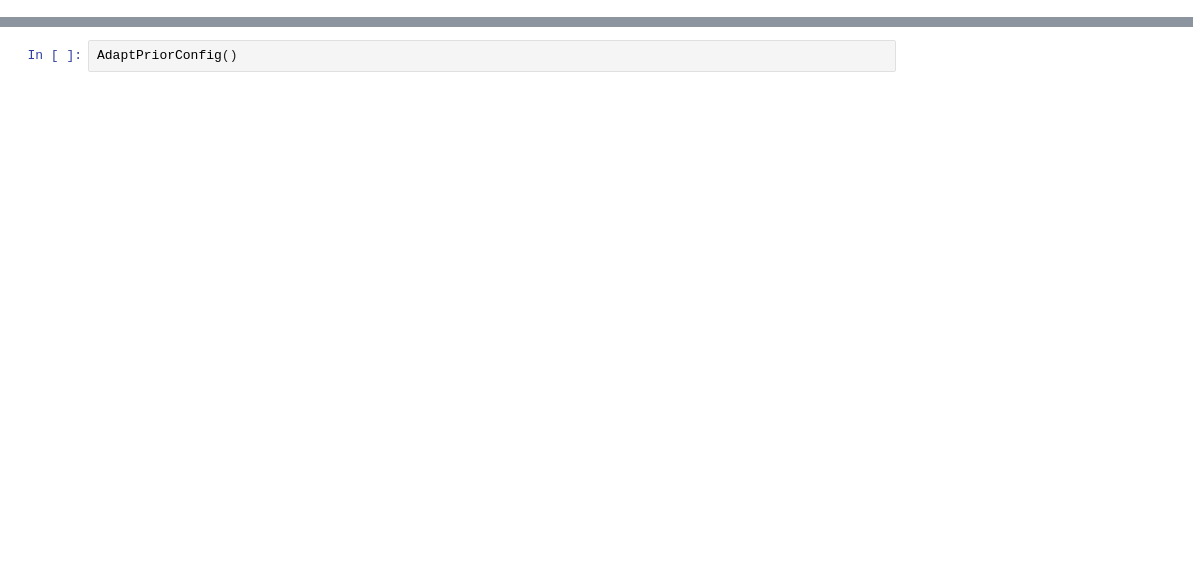
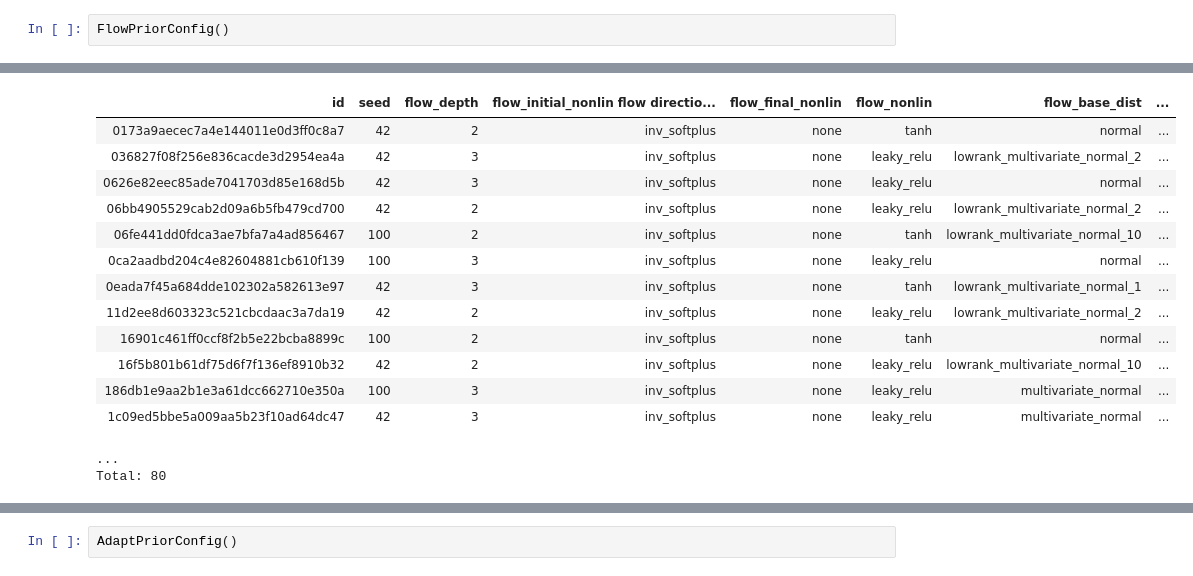
Before and after one commit to suhasshrinivasan/task-transfer, a Jupyter notebook: experiments/dj/dj_interactive.ipynb, the cells around one changed output, grey strips where cells are left out. Saved outputs shown, nothing was run; the diff lists cells and outputs as text; blank space fills up the shorter version.

```diff
--- a/experiments/dj/dj_interactive.ipynb
+++ b/experiments/dj/dj_interactive.ipynb
@@ -37,0 +38,3 @@ Total: 1
+# %%
+FlowPriorConfig()
+# %% [output]
@@ -37,0 +42,15 @@ Total: 1
+| id | seed | flow_depth | flow_initial_nonlin flow directio... | flow_final_nonlin | flow_nonlin | flow_base_dist | ... |
+| 0173a9aecec7a4e144011e0d3ff0c8a7 | 42 | 2 | inv_softplus | none | tanh | normal | ... |
+| 036827f08f256e836cacde3d2954ea4a | 42 | 3 | inv_softplus | none | leaky_relu | lowrank_multivariate_normal_2 | ... |
+| 0626e82eec85ade7041703d85e168d5b | 42 | 3 | inv_softplus | none | leaky_relu | normal | ... |
+| 06bb4905529cab2d09a6b5fb479cd700 | 42 | 2 | inv_softplus | none | leaky_relu | lowrank_multivariate_normal_2 | ... |
+| 06fe441dd0fdca3ae7bfa7a4ad856467 | 100 | 2 | inv_softplus | none | tanh | lowrank_multivariate_normal_10 | ... |
+| 0ca2aadbd204c4e82604881cb610f139 | 100 | 3 | inv_softplus | none | leaky_relu | normal | ... |
+| 0eada7f45a684dde102302a582613e97 | 42 | 3 | inv_softplus | none | tanh | lowrank_multivariate_normal_1 | ... |
+| 11d2ee8d603323c521cbcdaac3a7da19 | 42 | 2 | inv_softplus | none | leaky_relu | lowrank_multivariate_normal_2 | ... |
+| 16901c461ff0ccf8f2b5e22bcba8899c | 100 | 2 | inv_softplus | none | tanh | normal | ... |
+| 16f5b801b61df75d6f7f136ef8910b32 | 42 | 2 | inv_softplus | none | leaky_relu | lowrank_multivariate_normal_10 | ... |
+| 186db1e9aa2b1e3a61dcc662710e350a | 100 | 3 | inv_softplus | none | leaky_relu | multivariate_normal | ... |
+| 1c09ed5bbe5a009aa5b23f10ad64dc47 | 42 | 3 | inv_softplus | none | leaky_relu | multivariate_normal | ... |
+...
+Total: 80
```
Also changed, not shown: parts of 5 cells of this notebook, 13 other files.
